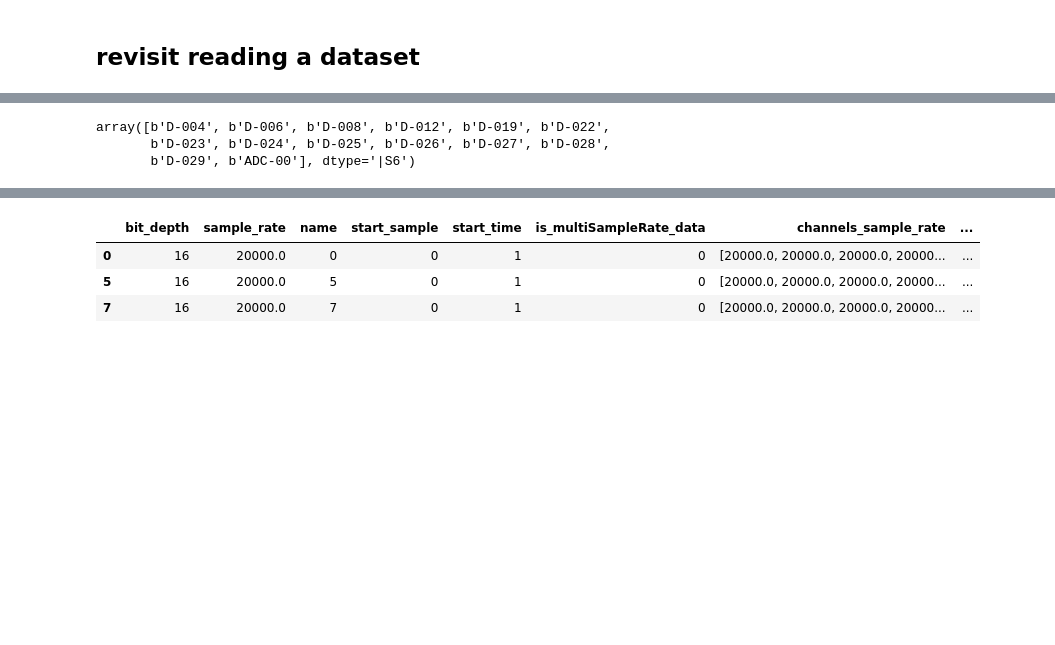
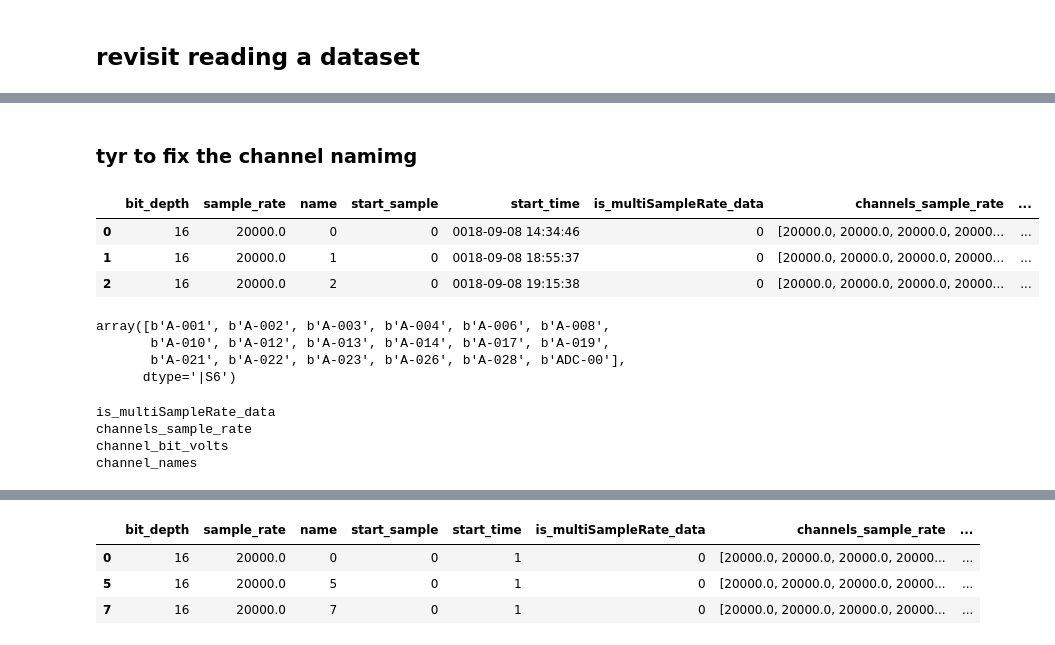
Before and after one commit to zekearneodo/pipefinch, a Jupyter notebook: rhd_kwik_mountain.ipynb, the cells around one changed output, grey strips where cells are left out. Cells and saved outputs as stored; diff of their text form; code cells hidden in the pictures; blank space fills up the shorter version.

```diff
--- a/rhd_kwik_mountain.ipynb
+++ b/rhd_kwik_mountain.ipynb
@@ -98,0 +128,15 @@ NameError: name 'bin_path' is not defined
+# %%
+## Make .mda file with a set of recordings in a session
+reload(kwdf)
+reload(kutil)
+ch.setLevel(logging.INFO)
+
+all_rec_list = kutil.get_rec_list(kwd_path)
+all_rec_list
+
+chan_list = [17]
+
+bin_path = os.path.join(ss_folder, 'experiment.bin')
+bin_file = kwdf.kwd_to_binary(kwd_path, bin_path, chan_list=list(chan_list), rec_list=[0, 1, 2], header='mda')
+rec_attr_dict = kwdf.get_rec_attrs(kwd_path, 0)
+all_rec_meta_pd = kwdf.get_all_rec_meta(kwd_path)
@@ -259,6 +163,28 @@ array([], dtype=bool)
+# %% [markdown]
+### tyr to fix the channel namimg
+# %%
+all_rec_meta_pd.head()
+# %% [output]
+|  | bit_depth | sample_rate | name | start_sample | start_time | is_multiSampleRate_data | channels_sample_rate | ... |
+| 0 | 16 | 20000.0 | 0 | 0 | 0018-09-08 14:34:46 | 0 | [20000.0, 20000.0, 20000.0, 20000... | ... |
+| 1 | 16 | 20000.0 | 1 | 0 | 0018-09-08 18:55:37 | 0 | [20000.0, 20000.0, 20000.0, 20000... | ... |
+| 2 | 16 | 20000.0 | 2 | 0 | 0018-09-08 19:15:38 | 0 | [20000.0, 20000.0, 20000.0, 20000... | ... |
 # %%
-apd.loc[0, 'channel_names']
+all_rec_meta_pd.loc[0, 'channel_names']
 # %% [output]
-array([b'D-004', b'D-006', b'D-008', b'D-012', b'D-019', b'D-022',
-       b'D-023', b'D-024', b'D-025', b'D-026', b'D-027', b'D-028',
-       b'D-029', b'ADC-00'], dtype='|S6')
+array([b'A-001', b'A-002', b'A-003', b'A-004', b'A-006', b'A-008',
+       b'A-010', b'A-012', b'A-013', b'A-014', b'A-017', b'A-019',
+       b'A-021', b'A-022', b'A-023', b'A-026', b'A-028', b'ADC-00'],
+      dtype='|S6')
+# %%
+from pipefinch.h5tools.core import h5tools
+
+kwd_file = h5py.File(kwd_path, 'r')
+
+for k, v in kwd_file['/recordings/0/application_data'].attrs.items():
+    print(k)
+# %% [output]
+is_multiSampleRate_data
+channels_sample_rate
+channel_bit_volts
+channel_names
```
Also changed, not shown: parts of 35 cells of this notebook, 8 other files.
